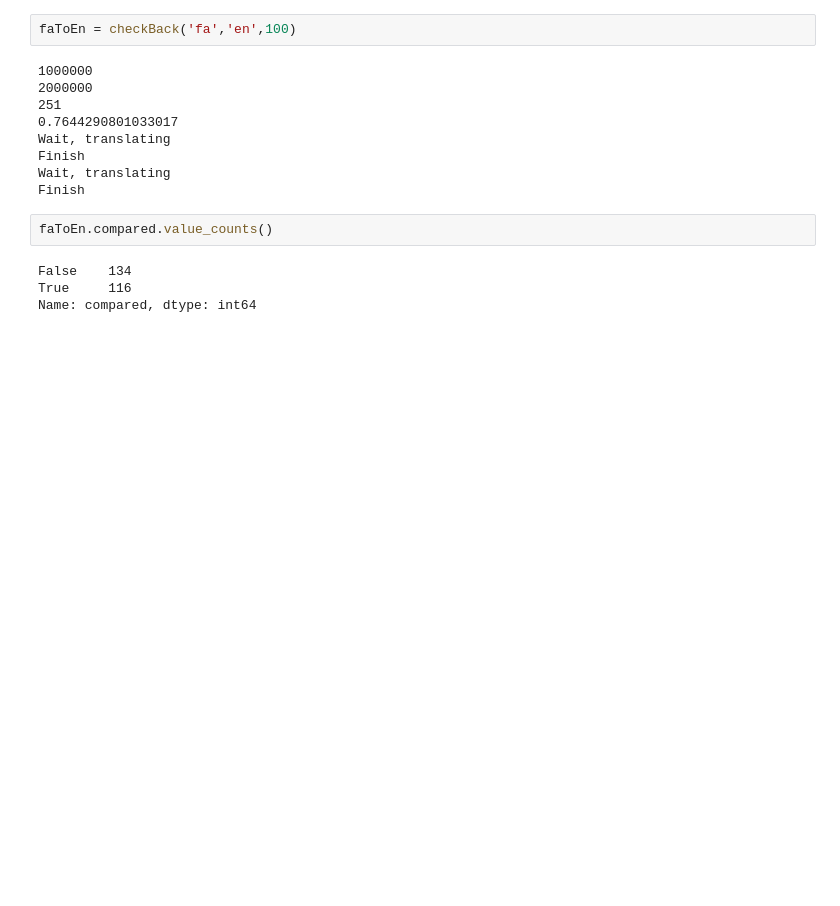
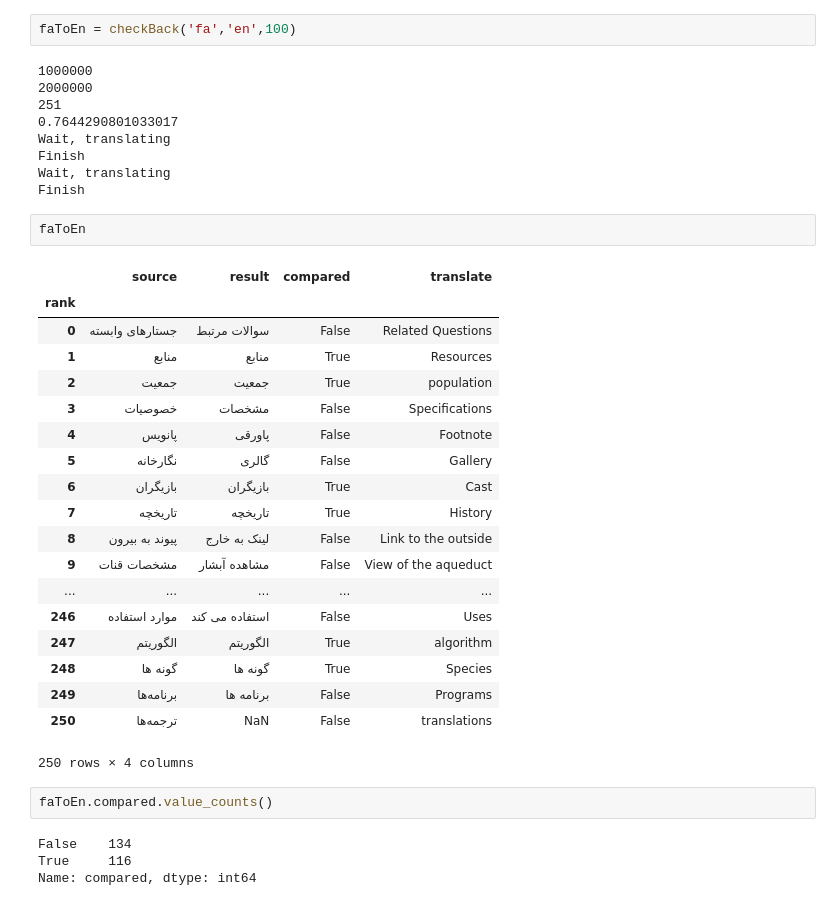
Before and after one commit to digitalTranshumant/wmf-interlanguage, a Jupyter notebook: AutomaticCheckBack.ipynb, the cells around one changed output. Saved outputs shown, nothing was run; the diff lists cells and outputs as text; blank space fills up the shorter version.

```diff
--- a/AutomaticCheckBack.ipynb
+++ b/AutomaticCheckBack.ipynb
@@ -210,6 +210,28 @@ Wait, translating
 Finish
 Wait, translating
 Finish
+# %%
+faToEn
+# %% [output]
+|  | source | result | compared | translate |
+| rank |  |  |  |  |
+| 0 | جستارهای وابسته | سوالات مرتبط | False | Related Questions |
+| 1 | منابع | منابع | True | Resources |
+| 2 | جمعیت | جمعیت | True | population |
+| 3 | خصوصیات | مشخصات | False | Specifications |
+| 4 | پانویس | پاورقی | False | Footnote |
+| 5 | نگارخانه | گالری | False | Gallery |
+| 6 | بازیگران | بازیگران | True | Cast |
+| 7 | تاریخچه | تاریخچه | True | History |
+| 8 | پیوند به بیرون | لینک به خارج | False | Link to the outside |
+| 9 | مشخصات قنات | مشاهده آبشار | False | View of the aqueduct |
+| ... | ... | ... | ... | ... |
+| 246 | موارد استفاده | استفاده می کند | False | Uses |
+| 247 | الگوریتم | الگوریتم | True | algorithm |
+| 248 | گونه ها | گونه ها | True | Species |
+| 249 | برنامه‌ها | برنامه ها | False | Programs |
+| 250 | ترجمه‌ها | NaN | False | translations |
+250 rows × 4 columns
 # %%
 faToEn.compared.value_counts()
 # %% [output]
```
